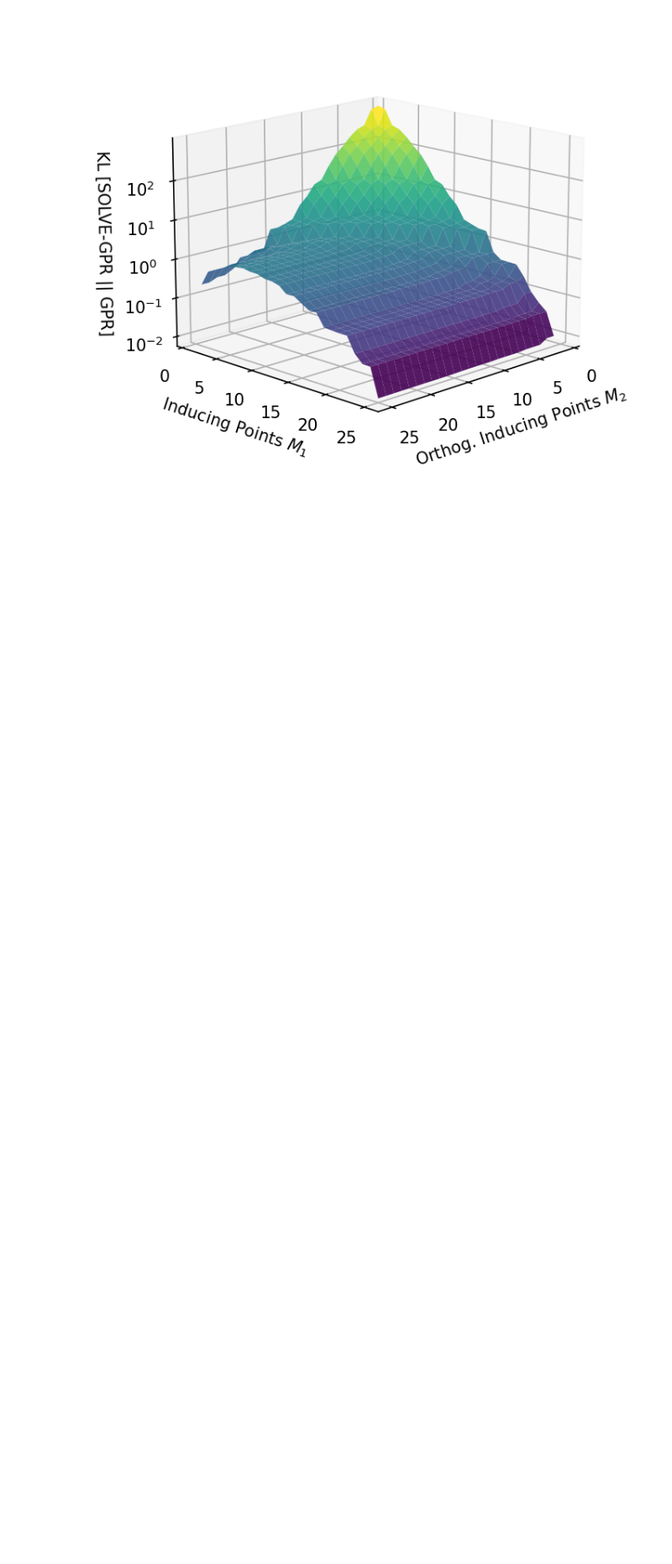
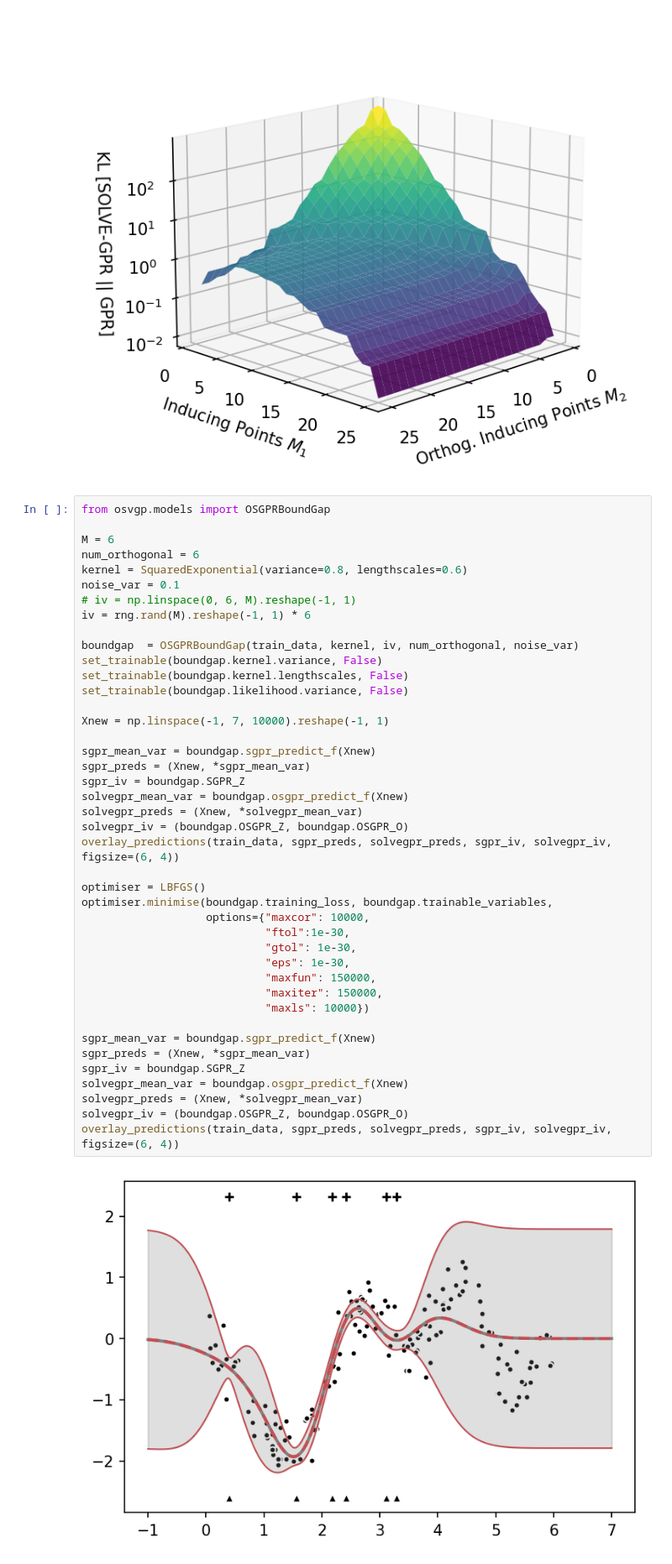
Before and after one commit to oskarfernlund/orthogonal-SVGP, a Jupyter notebook: notebooks/demo.ipynb, the cells around one changed output. Shown at 84% size. Saved outputs shown, nothing was run; the diff lists cells and outputs as text; blank space fills up the shorter version.

Commit message:
new experiment for maximising difference between collapsed bounds

```diff
--- a/notebooks/demo.ipynb
+++ b/notebooks/demo.ipynb
@@ -275,3 +299,47 @@ plot_metrics_3d(*np.meshgrid(M_range, M_range),
                 zscale="log")
 # %% [output]
 [figure]
+# %%
+from osvgp.models import OSGPRBoundGap
+
+M = 6
+num_orthogonal = 6
+kernel = SquaredExponential(variance=0.8, lengthscales=0.6)
+noise_var = 0.1
+# iv = np.linspace(0, 6, M).reshape(-1, 1)
+iv = rng.rand(M).reshape(-1, 1) * 6
+
+boundgap  = OSGPRBoundGap(train_data, kernel, iv, num_orthogonal, noise_var)
+set_trainable(boundgap.kernel.variance, False)
+set_trainable(boundgap.kernel.lengthscales, False)
+set_trainable(boundgap.likelihood.variance, False)
+
+Xnew = np.linspace(-1, 7, 10000).reshape(-1, 1)
+
+sgpr_mean_var = boundgap.sgpr_predict_f(Xnew)
+sgpr_preds = (Xnew, *sgpr_mean_var)
+sgpr_iv = boundgap.SGPR_Z
+solvegpr_mean_var = boundgap.osgpr_predict_f(Xnew)
+solvegpr_preds = (Xnew, *solvegpr_mean_var)
+solvegpr_iv = (boundgap.OSGPR_Z, boundgap.OSGPR_O)
+overlay_predictions(train_data, sgpr_preds, solvegpr_preds, sgpr_iv, solvegpr_iv, figsize=(6, 4))
+
+optimiser = LBFGS()
+optimiser.minimise(boundgap.training_loss, boundgap.trainable_variables,
+                   options={"maxcor": 10000,
+                            "ftol":1e-30,
+                            "gtol": 1e-30,
+                            "eps": 1e-30,
+                            "maxfun": 150000,
+                            "maxiter": 150000,
+                            "maxls": 10000})
+
+sgpr_mean_var = boundgap.sgpr_predict_f(Xnew)
+sgpr_preds = (Xnew, *sgpr_mean_var)
+sgpr_iv = boundgap.SGPR_Z
+solvegpr_mean_var = boundgap.osgpr_predict_f(Xnew)
+solvegpr_preds = (Xnew, *solvegpr_mean_var)
+solvegpr_iv = (boundgap.OSGPR_Z, boundgap.OSGPR_O)
+overlay_predictions(train_data, sgpr_preds, solvegpr_preds, sgpr_iv, solvegpr_iv, figsize=(6, 4))
+# %% [output]
+[figure, added]
```
Also changed, not shown: parts of 7 cells of this notebook.
